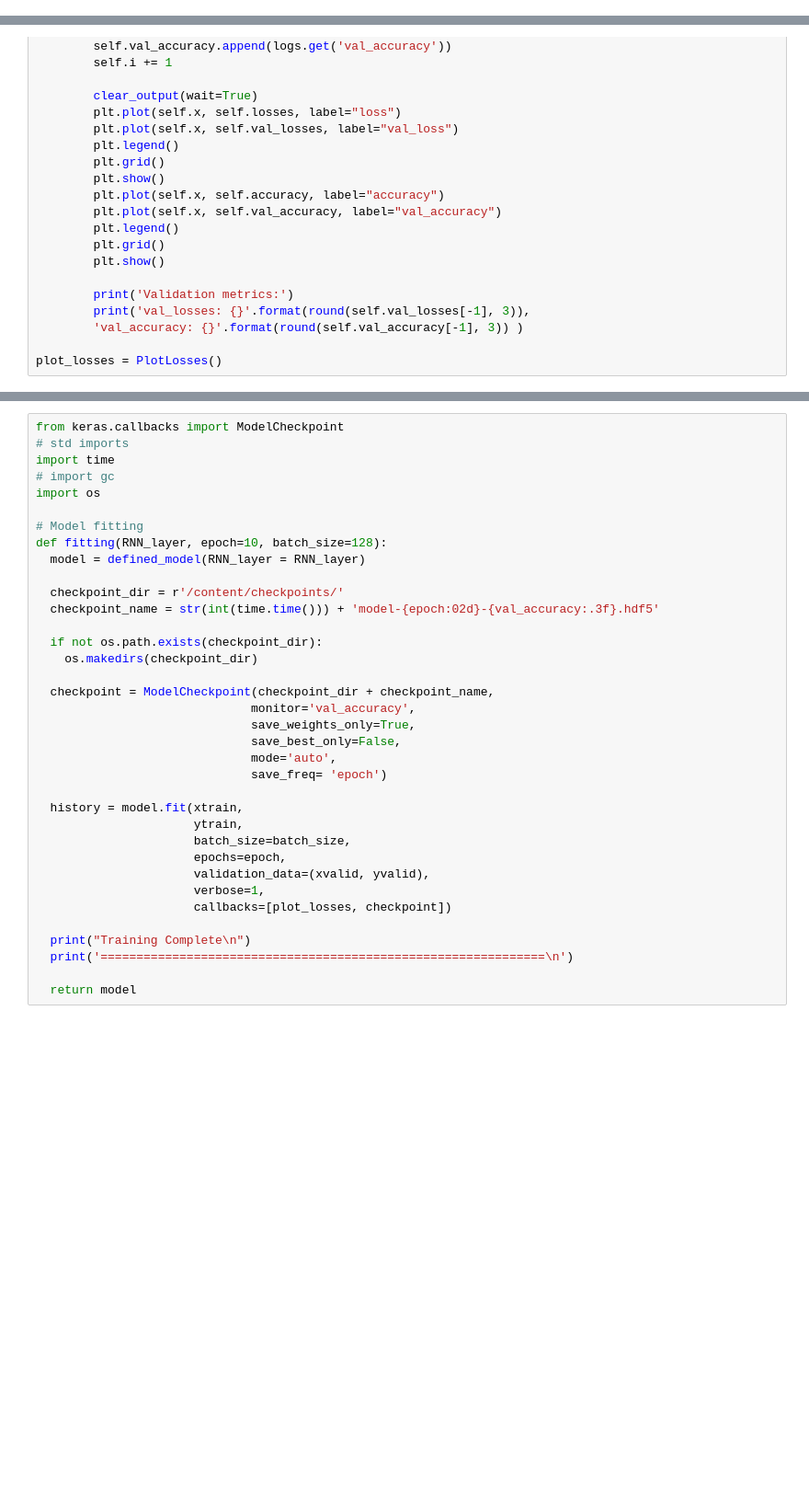
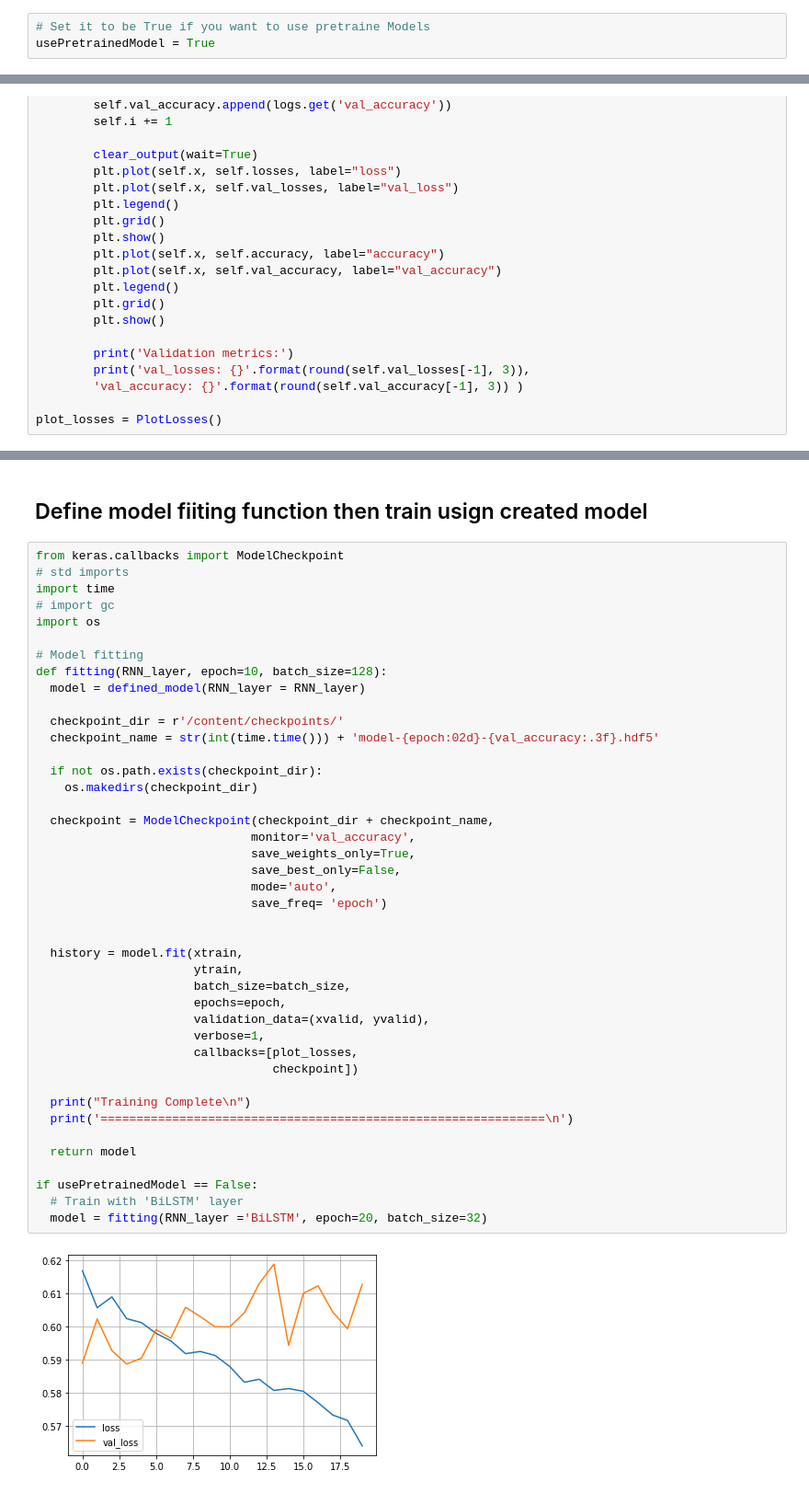
Before and after one commit to mnwato/nlp-projects, a Jupyter notebook: Paraphrase Identification using Siamese Network.ipynb, the cells around one changed output, grey strips where cells are left out. Shown at 92% size. Cells and saved outputs as stored; diff of their text form; blank space fills up the shorter version.

```diff
--- a/Paraphrase Identification using Siamese Network.ipynb
+++ b/Paraphrase Identification using Siamese Network.ipynb
@@ -0,0 +5,3 @@
+# %%
+# Set it to be True if you want to use pretraine Models
+usePretrainedModel = True
@@ -280,3 +374,5 @@ tf.keras.utils.plot_model(model, show_shapes=True, show_dtype=True)
+# %% [markdown]
+## Define model fiiting function then train usign created model
 # %%
 from keras.callbacks import ModelCheckpoint
 # std imports
@@ -285,31 +381,39 @@ import time
 import os
 
 # Model fitting
 def fitting(RNN_layer, epoch=10, batch_size=128):
   model = defined_model(RNN_layer = RNN_layer)
 
   checkpoint_dir = r'/content/checkpoints/'
   checkpoint_name = str(int(time.time())) + 'model-{epoch:02d}-{val_accuracy:.3f}.hdf5'
 
   if not os.path.exists(checkpoint_dir):
     os.makedirs(checkpoint_dir)
 
   checkpoint = ModelCheckpoint(checkpoint_dir + checkpoint_name,
                               monitor='val_accuracy',
                               save_weights_only=True,
                               save_best_only=False,
                               mode='auto',
                               save_freq= 'epoch')
 
+
   history = model.fit(xtrain,
                       ytrain,
                       batch_size=batch_size,
                       epochs=epoch,
                       validation_data=(xvalid, yvalid),
                       verbose=1,
-                      callbacks=[plot_losses, checkpoint])
+                      callbacks=[plot_losses,
+                                 checkpoint])
 
   print("Training Complete\n")
   print('==============================================================\n')
 
   return model
+
+if usePretrainedModel == False:
+  # Train with 'BiLSTM' layer
+  model = fitting(RNN_layer ='BiLSTM', epoch=20, batch_size=32)
+# %% [output]
+[figure, added]
```
Also changed, not shown: parts of 24 cells of this notebook.
